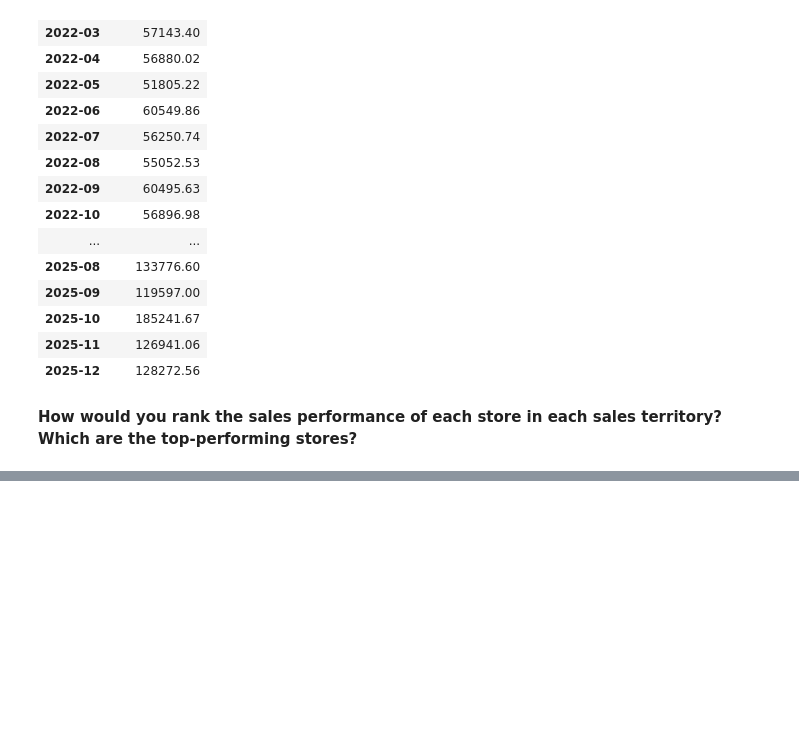
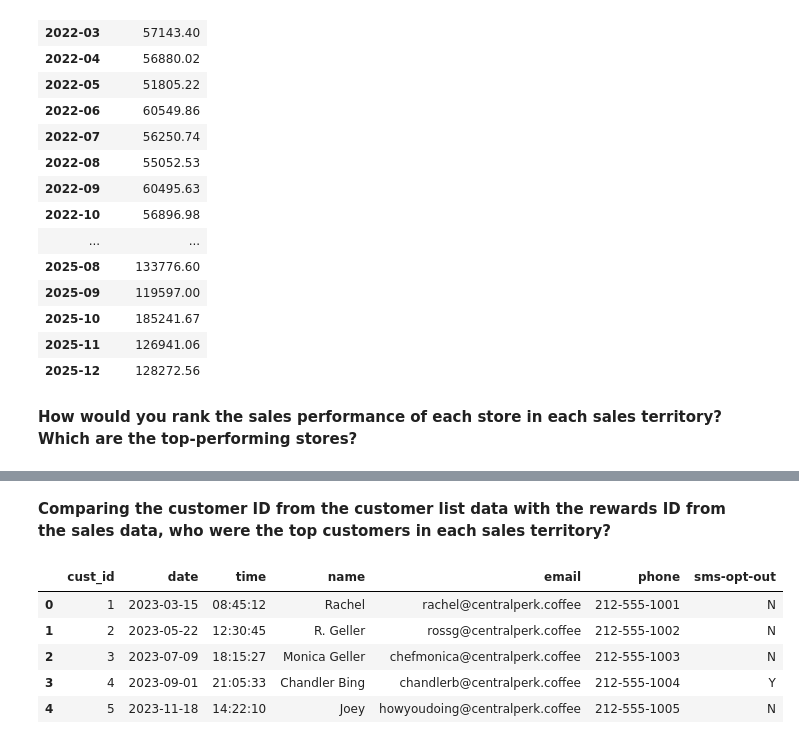
Before and after one commit to ktran-dot1/Capstone_2, a Jupyter notebook: Tran__sales_analysis.ipynb, the cells around one changed output, grey strips where cells are left out. Saved outputs shown, nothing was run; the diff lists cells and outputs as text; code cells hidden in the pictures; blank space fills up the shorter version.

```diff
--- a/Tran__sales_analysis.ipynb
+++ b/Tran__sales_analysis.ipynb
@@ -287,0 +325,14 @@ ny_monthly_revenue
+# %% [markdown]
+**Comparing the customer ID from the customer list data with the rewards ID from the sales data, who were the top customers in each sales territory?**
+# %%
+# Connecticut first
+# "customer_list.csv" uses "|" so need to load correctly
+cust_list = pd.read_csv("customer_list.csv", sep="|")
+cust_list.head() # verify it works
+# %% [output]
+|  | cust_id | date | time | name | email | phone | sms-opt-out |
+| 0 | 1 | 2023-03-15 | 08:45:12 | Rachel | rachel@centralperk.coffee | 212-555-1001 | N |
+| 1 | 2 | 2023-05-22 | 12:30:45 | R. Geller | rossg@centralperk.coffee | 212-555-1002 | N |
+| 2 | 3 | 2023-07-09 | 18:15:27 | Monica Geller | chefmonica@centralperk.coffee | 212-555-1003 | N |
+| 3 | 4 | 2023-09-01 | 21:05:33 | Chandler Bing | chandlerb@centralperk.coffee | 212-555-1004 | Y |
+| 4 | 5 | 2023-11-18 | 14:22:10 | Joey | howyoudoing@centralperk.coffee | 212-555-1005 | N |
```
Also changed, not shown: parts of 11 cells of this notebook.
